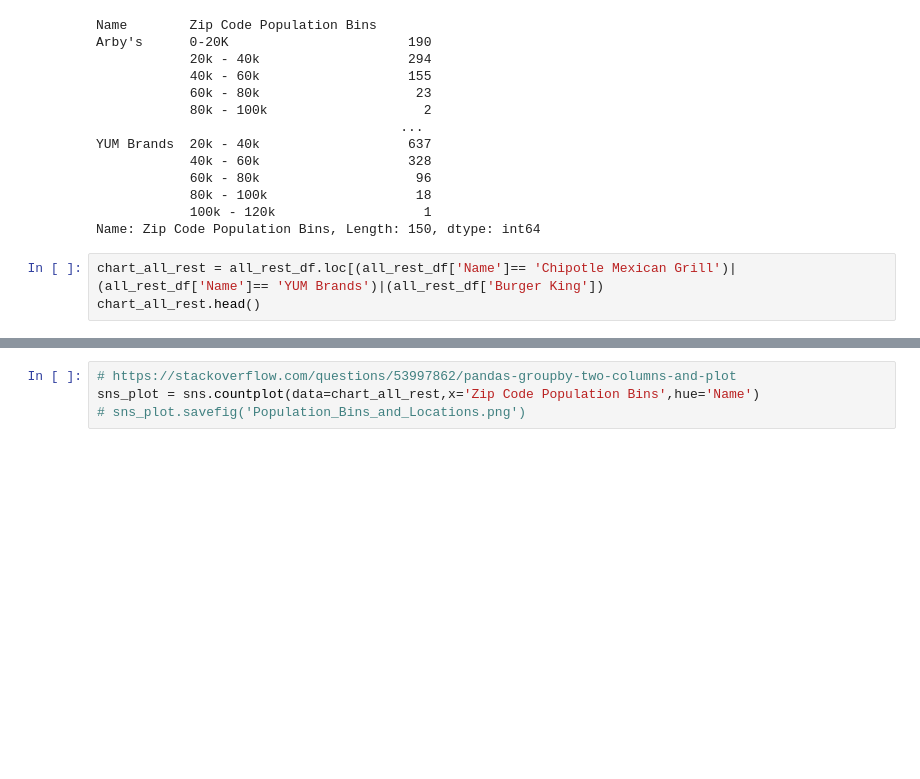
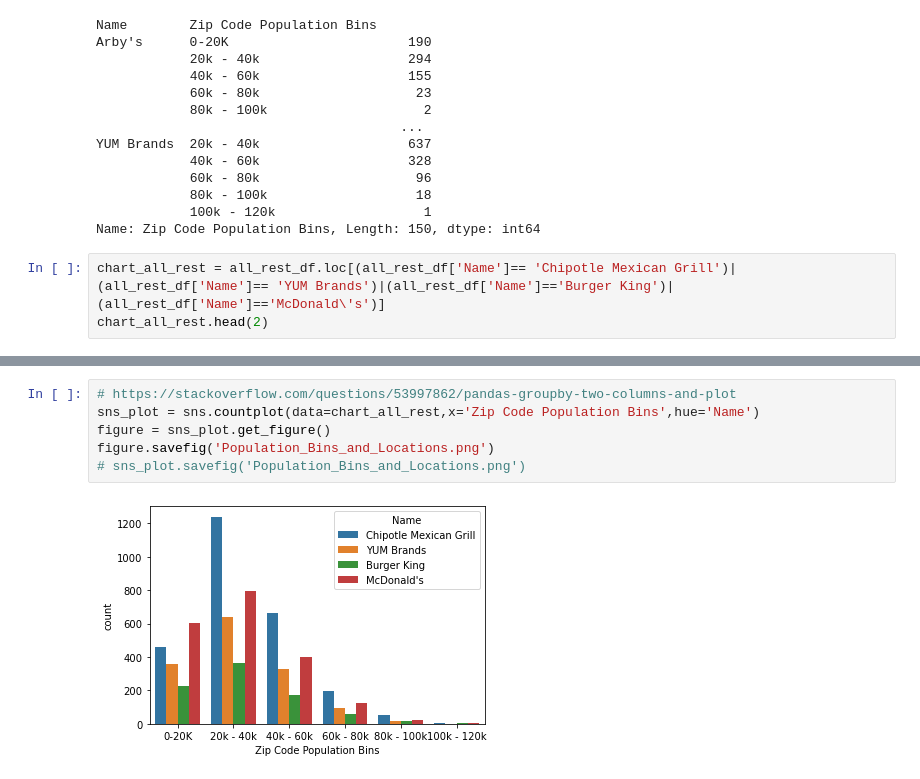
Before and after one commit to JeniLam/Project1_Group2, a Jupyter notebook: Notebooks/Clean_Restaurant_Data.ipynb, the cells around one changed output, grey strips where cells are left out. Saved outputs shown, nothing was run; the diff lists cells and outputs as text; blank space fills up the shorter version.

Commit message:
Adds Chipotle Wars graphs, udated cleaning

```diff
--- a/Notebooks/Clean_Restaurant_Data.ipynb
+++ b/Notebooks/Clean_Restaurant_Data.ipynb
@@ -319,6 +335,6 @@ YUM Brands  20k - 40k                   637
             100k - 120k                   1
 Name: Zip Code Population Bins, Length: 150, dtype: int64
 # %%
-chart_all_rest = all_rest_df.loc[(all_rest_df['Name']== 'Chipotle Mexican Grill')|(all_rest_df['Name']== 'YUM Brands')|(all_rest_df['Burger King'])
-chart_all_rest.head()
+chart_all_rest = all_rest_df.loc[(all_rest_df['Name']== 'Chipotle Mexican Grill')|(all_rest_df['Name']== 'YUM Brands')|(all_rest_df['Name']=='Burger King')|(all_rest_df['Name']=='McDonald\'s')]
+chart_all_rest.head(2)
 # %% [output]
@@ -326,6 +344,10 @@ SyntaxError: invalid syntax (<ipython-input-45-f5ef744060cb>, line 2)
 # %%
 # https://stackoverflow.com/questions/53997862/pandas-groupby-two-columns-and-plot
 sns_plot = sns.countplot(data=chart_all_rest,x='Zip Code Population Bins',hue='Name')
+figure = sns_plot.get_figure()
+figure.savefig('Population_Bins_and_Locations.png')
 # sns_plot.savefig('Population_Bins_and_Locations.png')
+# %% [output]
+[figure, added]
 # %%
 census_2018['Population'].describe()
```
Also changed, not shown: parts of 13 cells of this notebook, 10 other files.
